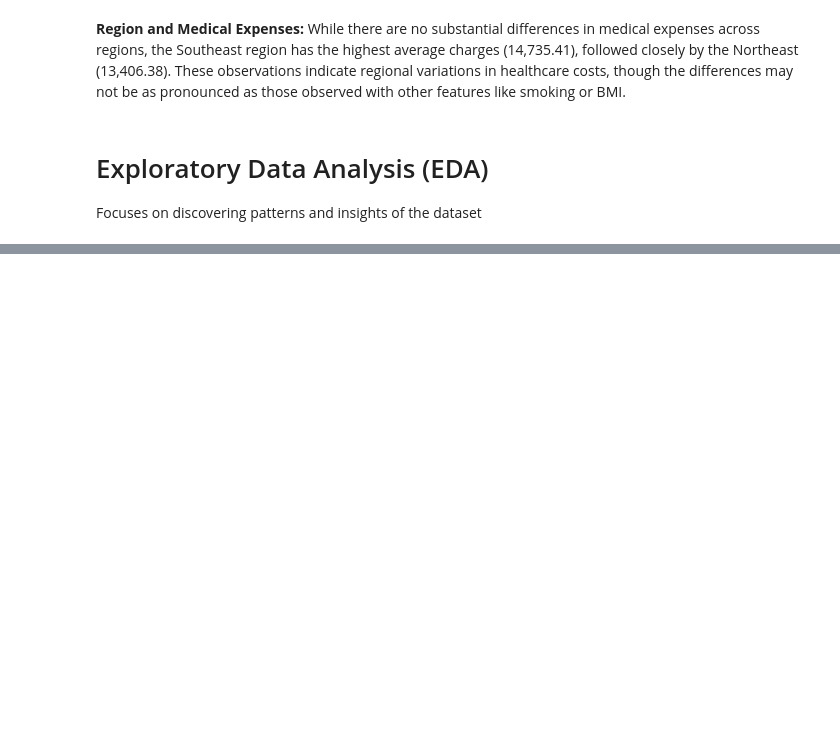
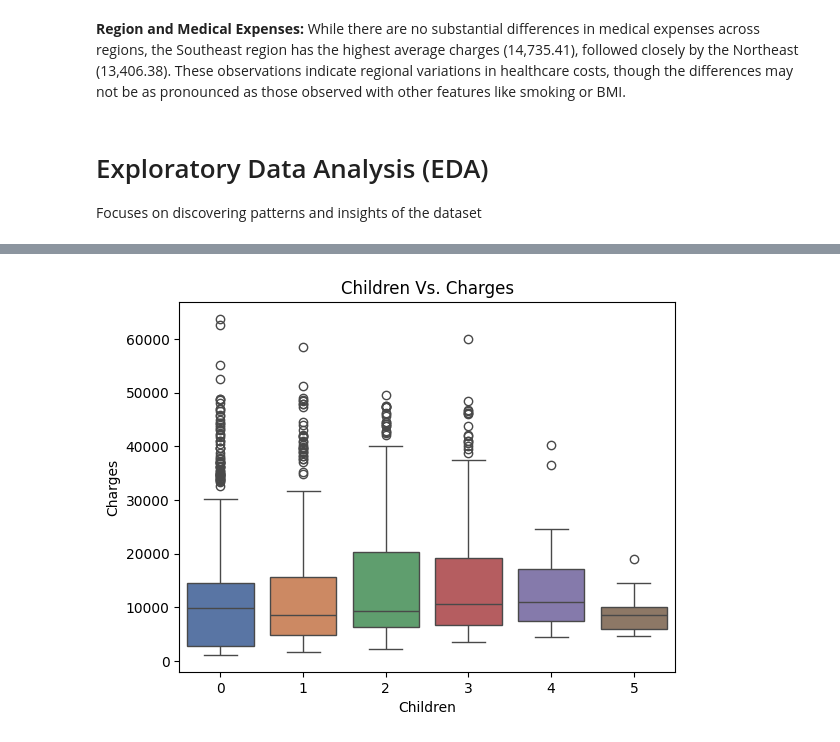
Before and after one commit to LinaSeongyeonSon/Medical-Insurance-Cost-Prediction, a Jupyter notebook: Medical_Insurance_Cost_Prediction.ipynb, the cells around one changed output, grey strips where cells are left out. Saved outputs shown, nothing was run; the diff lists cells and outputs as text; code cells hidden in the pictures; blank space fills up the shorter version.

```diff
--- a/Medical_Insurance_Cost_Prediction.ipynb
+++ b/Medical_Insurance_Cost_Prediction.ipynb
@@ -388,0 +437,6 @@ Focuses on discovering patterns and insights of the dataset
+# %%
+# Children Vs. Charges
+
+boxplot('children')
+# %% [output]
+[figure, added]
```
Also changed, not shown: parts of 26 cells of this notebook.
